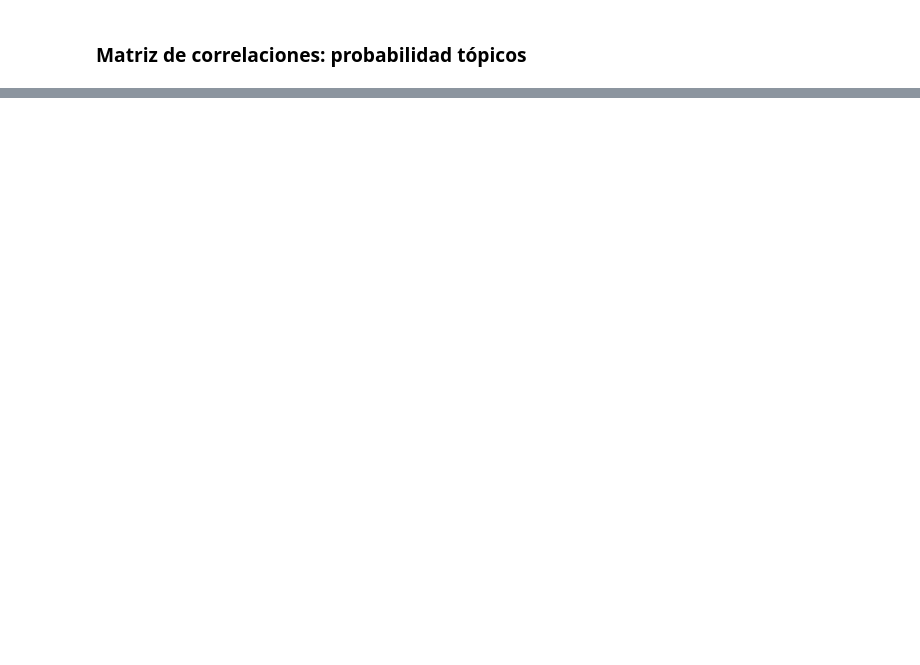
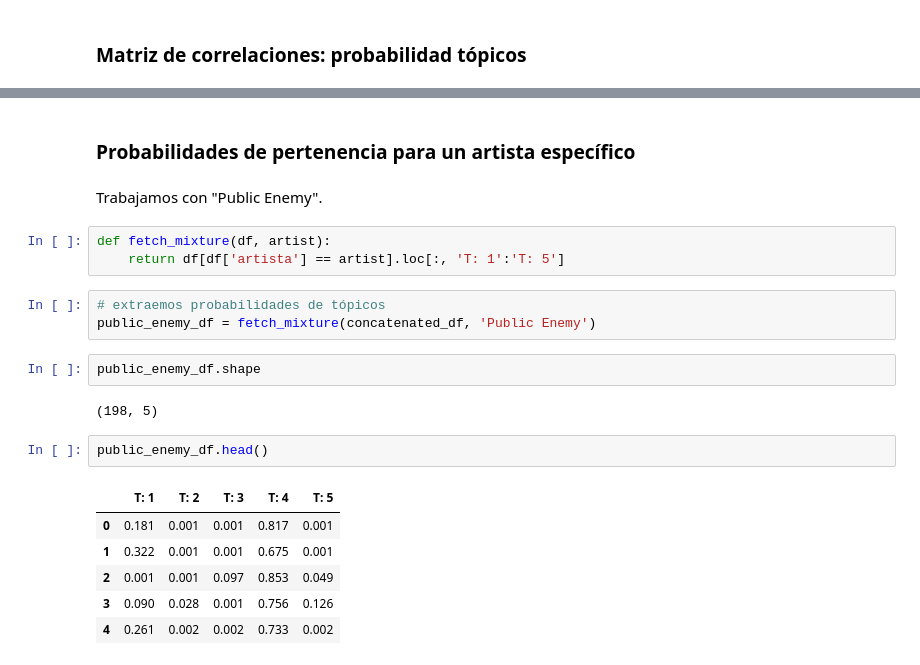
Before and after one commit to oportusgonzalo/data-science-desafio-latam, a Jupyter notebook: machine-learning/desafio_inferencia_EM/desafio.ipynb, the cells around one changed output, grey strips where cells are left out. Drawn from its saved outputs; the diff is of its cells as text; blank space fills up the shorter version.

```diff
--- a/machine-learning/desafio_inferencia_EM/desafio.ipynb
+++ b/machine-learning/desafio_inferencia_EM/desafio.ipynb
@@ -163,0 +177,23 @@ topic_corr = concatenated_df.loc[:, ['genero', '']]
+# %% [markdown]
+###  Probabilidades de pertenencia para un artista específico
+# %% [markdown]
+Trabajamos con "Public Enemy".
+# %%
+def fetch_mixture(df, artist):
+    return df[df['artista'] == artist].loc[:, 'T: 1':'T: 5']
+# %%
+# extraemos probabilidades de tópicos
+public_enemy_df = fetch_mixture(concatenated_df, 'Public Enemy')
+# %%
+public_enemy_df.shape
+# %% [output]
+(198, 5)
+# %%
+public_enemy_df.head()
+# %% [output]
+|  | T: 1 | T: 2 | T: 3 | T: 4 | T: 5 |
+| 0 | 0.181 | 0.001 | 0.001 | 0.817 | 0.001 |
+| 1 | 0.322 | 0.001 | 0.001 | 0.675 | 0.001 |
+| 2 | 0.001 | 0.001 | 0.097 | 0.853 | 0.049 |
+| 3 | 0.090 | 0.028 | 0.001 | 0.756 | 0.126 |
+| 4 | 0.261 | 0.002 | 0.002 | 0.733 | 0.002 |
```
Also changed, not shown: parts of 17 cells of this notebook.
